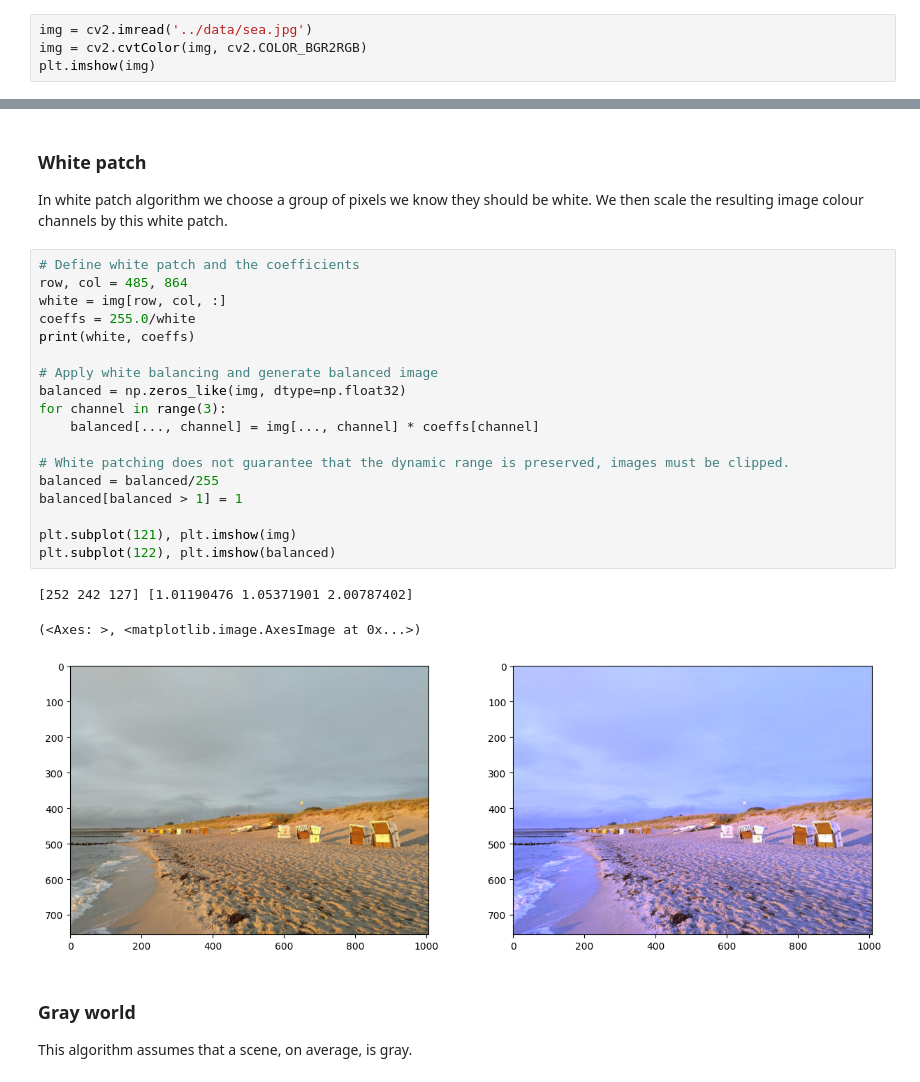
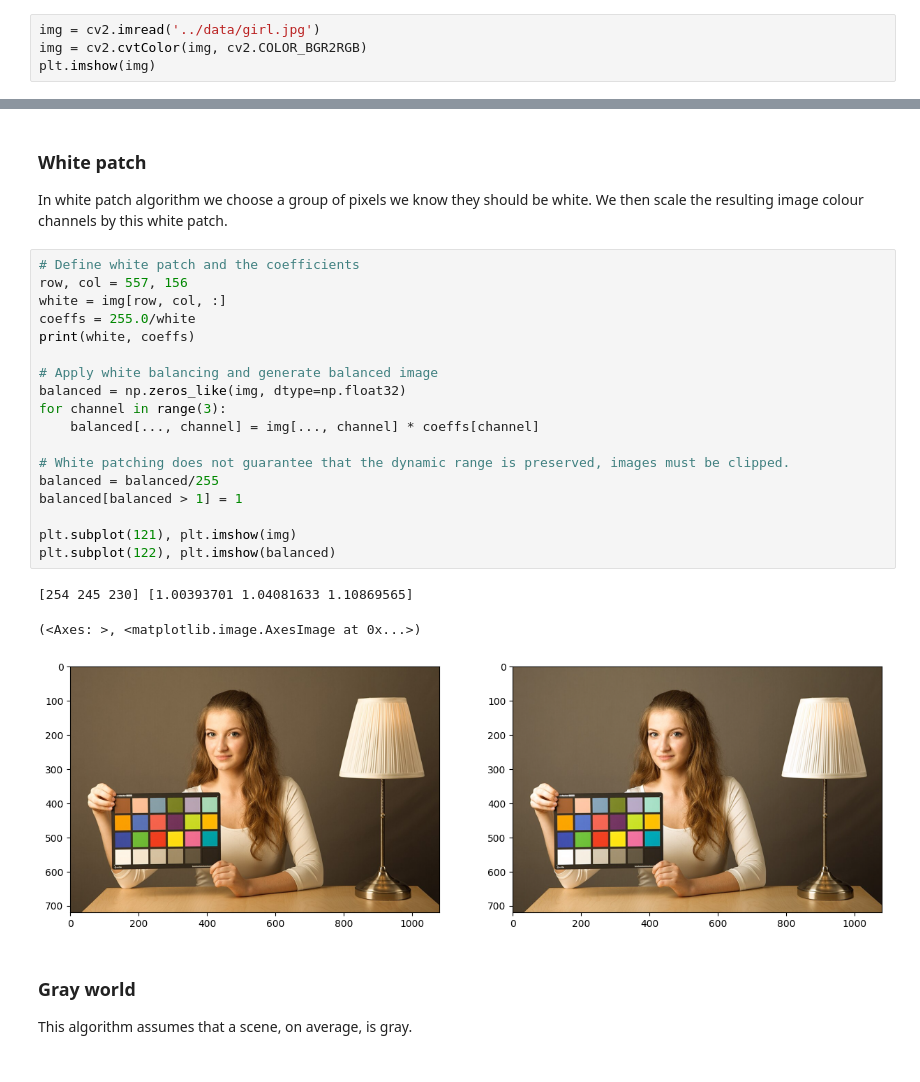
Before and after one commit to mrbloom/homework-cv, a Jupyter notebook: lesson_2/homework/Homework.ipynb, the cells around one changed output, grey strips where cells are left out. Cells and saved outputs as stored; diff of their text form.

```diff
--- a/lesson_2/homework/Homework.ipynb
+++ b/lesson_2/homework/Homework.ipynb
@@ -14,7 +14,7 @@ import numpy as np
 from matplotlib import pyplot as plt
 plt.rcParams['figure.figsize'] = [15, 5]
 # %%
-img = cv2.imread('../data/sea.jpg')
+img = cv2.imread('../data/girl.jpg')
 img = cv2.cvtColor(img, cv2.COLOR_BGR2RGB)
 plt.imshow(img)
 # %% [output]
@@ -25,26 +25,26 @@ plt.imshow(img)
 In white patch algorithm we choose a group of pixels we know they should be white. We then scale the resulting image colour channels by this white patch.
 # %%
 # Define white patch and the coefficients
-row, col = 485, 864
+row, col = 557, 156
 white = img[row, col, :]
 coeffs = 255.0/white
 print(white, coeffs)
 
 # Apply white balancing and generate balanced image
 balanced = np.zeros_like(img, dtype=np.float32)
 for channel in range(3):
     balanced[..., channel] = img[..., channel] * coeffs[channel]
 
 # White patching does not guarantee that the dynamic range is preserved, images must be clipped.
 balanced = balanced/255
 balanced[balanced > 1] = 1
 
 plt.subplot(121), plt.imshow(img)
 plt.subplot(122), plt.imshow(balanced)
 # %% [output]
-[252 242 127] [1.01190476 1.05371901 2.00787402]
+[254 245 230] [1.00393701 1.04081633 1.10869565]
 (<Axes: >, <matplotlib.image.AxesImage at 0x...>)
-[figure, old version]
+[figure, new version]
 # %% [markdown]
 ### Gray world
 This algorithm assumes that a scene, on average, is gray.
```
Also changed, not shown: parts of 3 cells of this notebook, 2 other files.
